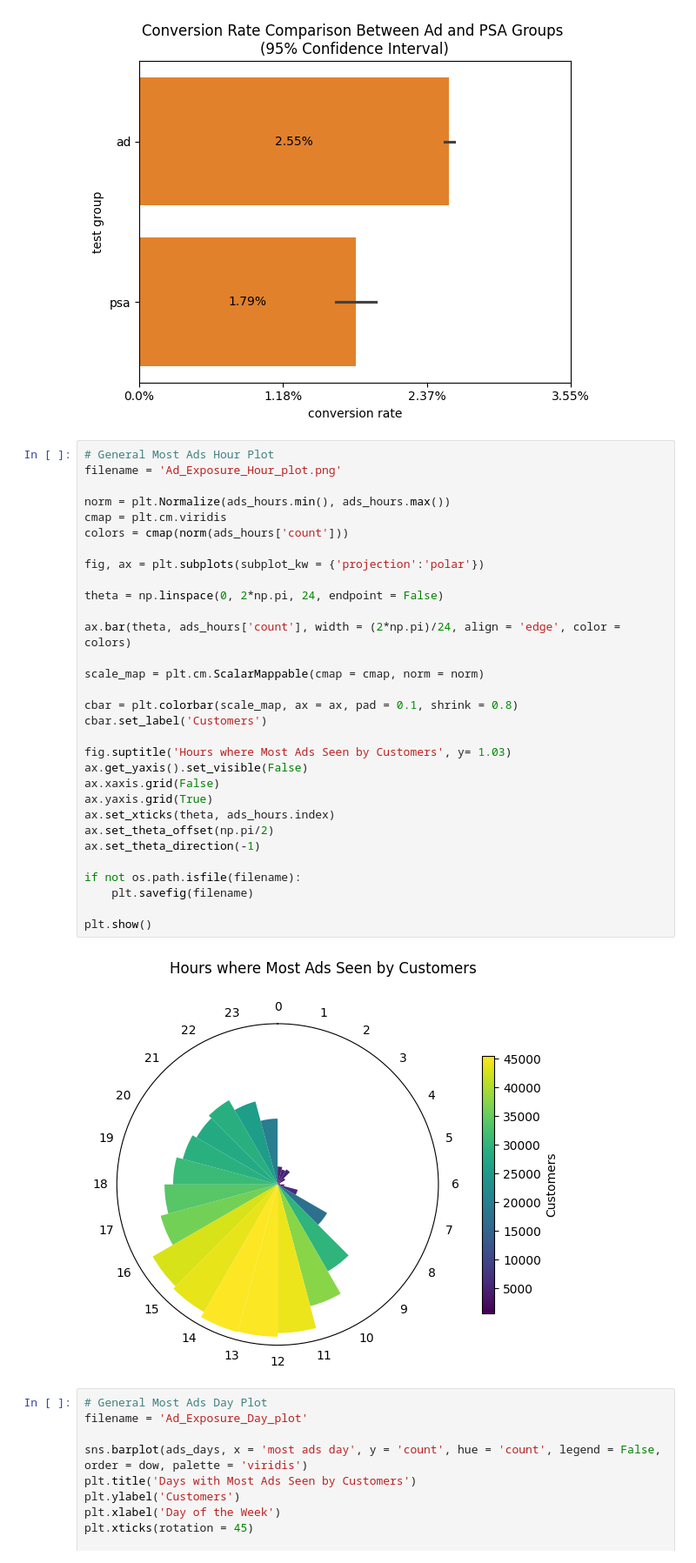
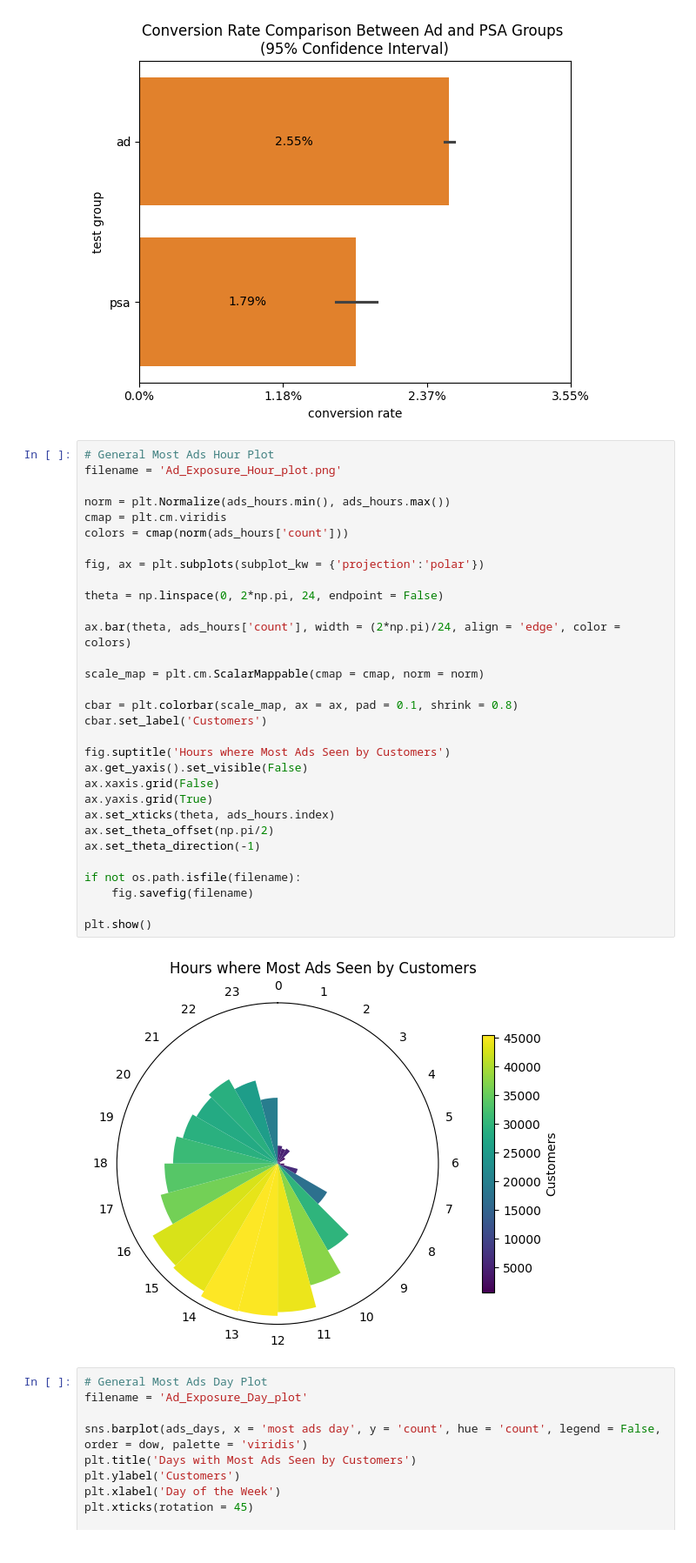
Before and after one commit to Kyo-Fox22/Marketing-A-B-Test, a Jupyter notebook: ab_test.ipynb, the cells around one changed output. Shown at 87% size. Cells and saved outputs as stored; diff of their text form.

Commit message:
fixed exported plot images

```diff
--- a/ab_test.ipynb
+++ b/ab_test.ipynb
@@ -532,36 +532,36 @@ plt.show()
 # %%
 # General Most Ads Hour Plot
 filename = 'Ad_Exposure_Hour_plot.png'
 
 norm = plt.Normalize(ads_hours.min(), ads_hours.max())
 cmap = plt.cm.viridis
 colors = cmap(norm(ads_hours['count']))
 
 fig, ax = plt.subplots(subplot_kw = {'projection':'polar'})
 
 theta = np.linspace(0, 2*np.pi, 24, endpoint = False)
 
 ax.bar(theta, ads_hours['count'], width = (2*np.pi)/24, align = 'edge', color = colors)
 
 scale_map = plt.cm.ScalarMappable(cmap = cmap, norm = norm)
 
 cbar = plt.colorbar(scale_map, ax = ax, pad = 0.1, shrink = 0.8)
 cbar.set_label('Customers')
 
-fig.suptitle('Hours where Most Ads Seen by Customers', y= 1.03)
+fig.suptitle('Hours where Most Ads Seen by Customers')
 ax.get_yaxis().set_visible(False)
 ax.xaxis.grid(False)
 ax.yaxis.grid(True)
 ax.set_xticks(theta, ads_hours.index)
 ax.set_theta_offset(np.pi/2)
 ax.set_theta_direction(-1)
 
 if not os.path.isfile(filename):
-    plt.savefig(filename)
+    fig.savefig(filename)
 
 plt.show()
 # %% [output]
-[figure, old version]
+[figure, new version]
 # %%
 # General Most Ads Day Plot
 filename = 'Ad_Exposure_Day_plot'
```
Also changed, not shown: parts of 3 cells of this notebook, 2 other files.
